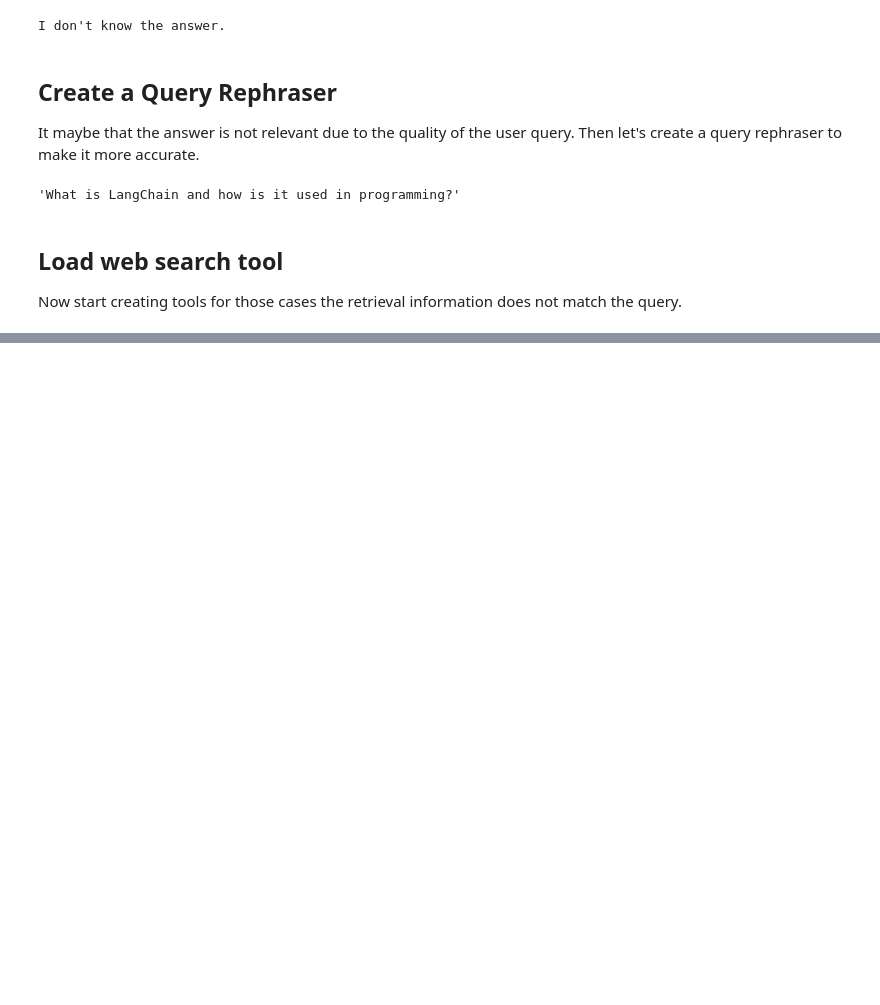
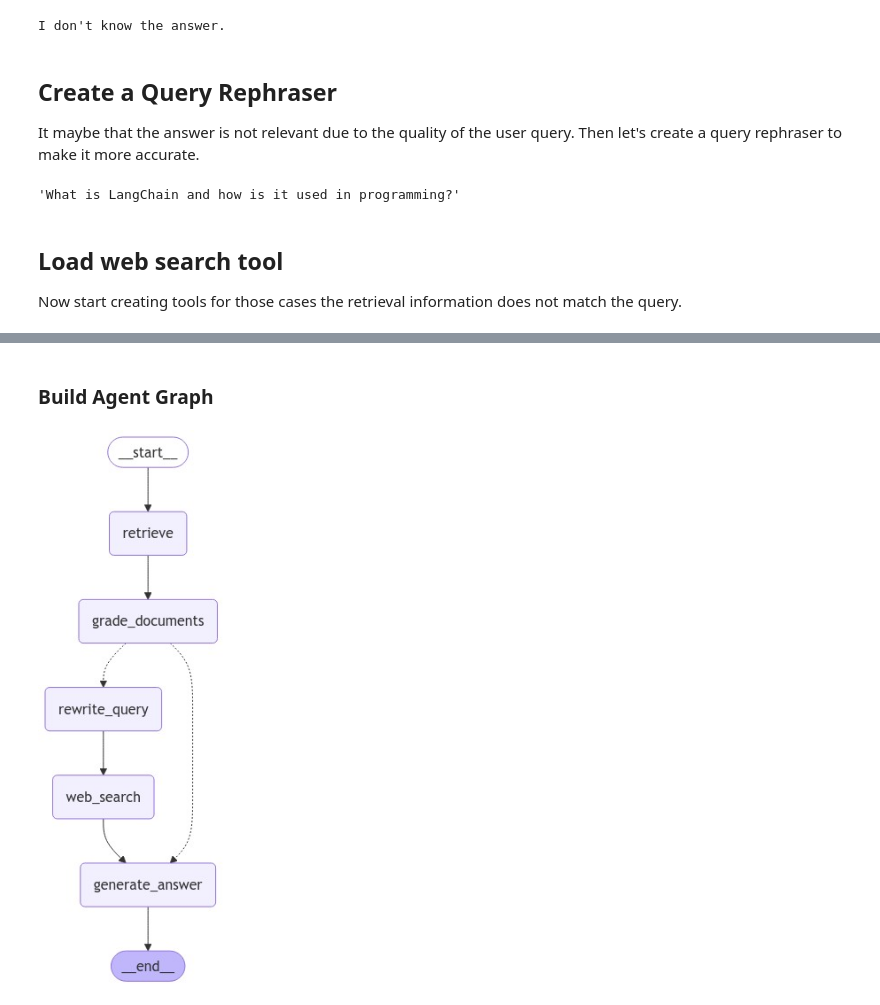
Before and after one commit to jdgallegoq/react-agent, a Jupyter notebook: notebooks/crag.ipynb, the cells around one changed output, grey strips where cells are left out. Saved outputs shown, nothing was run; the diff lists cells and outputs as text; code cells hidden in the pictures; blank space fills up the shorter version.

Commit message:
create graph as CRAG

```diff
--- a/notebooks/crag.ipynb
+++ b/notebooks/crag.ipynb
@@ -265,0 +270,2 @@ Now start creating tools for those cases the retrieval information does not matc
+# %%
+tv_search = TavilySearchResults(max_results=3, search_depth="advanced", max_tokens=1e5)
@@ -265,0 +359,12 @@ Now start creating tools for those cases the retrieval information does not matc
+# %%
+# generate answer
+def generate_answer(state):
+    print("---Generating answer---")
+    question = state["question"]
+    documents = state["documents"]
+
+    # generate answer
+    result = qa_rag_chain.invoke({"context": documents, "question": question})
+    return {"documents": documents, "question": question, "generation": result}
+# %% [markdown]
+### Build Agent Graph
@@ -265,0 +373,33 @@ Now start creating tools for those cases the retrieval information does not matc
+# %%
+agentic_rag = StateGraph(GraphState)
+
+# define nodes
+agentic_rag.add_node("retrieve", retrieve)
+agentic_rag.add_node("grade_documents", grade_documents)
+agentic_rag.add_node("rewrite_query", rewrite_query)
+agentic_rag.add_node("web_search", web_search)
+agentic_rag.add_node("generate_answer", generate_answer)
+
+# build answer
+agentic_rag.set_entry_point("retrieve")
+agentic_rag.add_edge("retrieve", "grade_documents")
+agentic_rag.add_conditional_edges(
+    "grade_documents",
+    decide_generation,
+    {
+        "rewrite_query": "rewrite_query",
+        "generate_answer": "generate_answer"
+    }
+)
+agentic_rag.add_edge("rewrite_query", "web_search")
+agentic_rag.add_edge("web_search", "generate_answer")
+agentic_rag.add_edge("generate_answer", END)
+
+# compile
+agentic_rag = agentic_rag.compile()
+# %%
+from IPython.display import display, Markdown, Image
+
+display(Image(agentic_rag.get_graph().draw_mermaid_png()))
+# %% [output]
+[figure, added]
```
Also changed, not shown: parts of 20 cells of this notebook.
